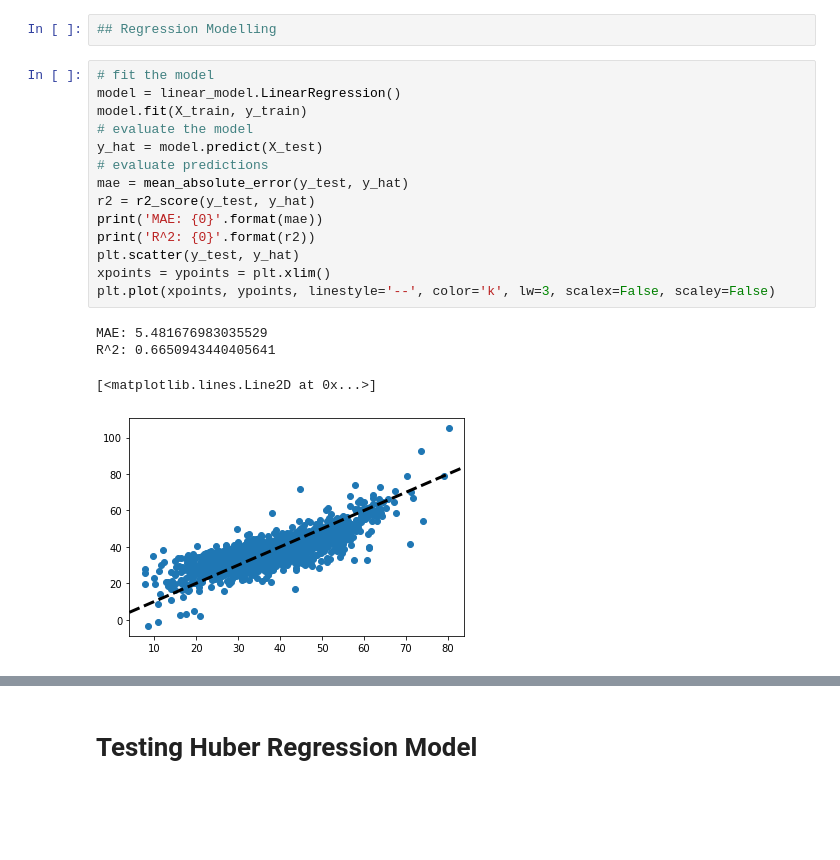
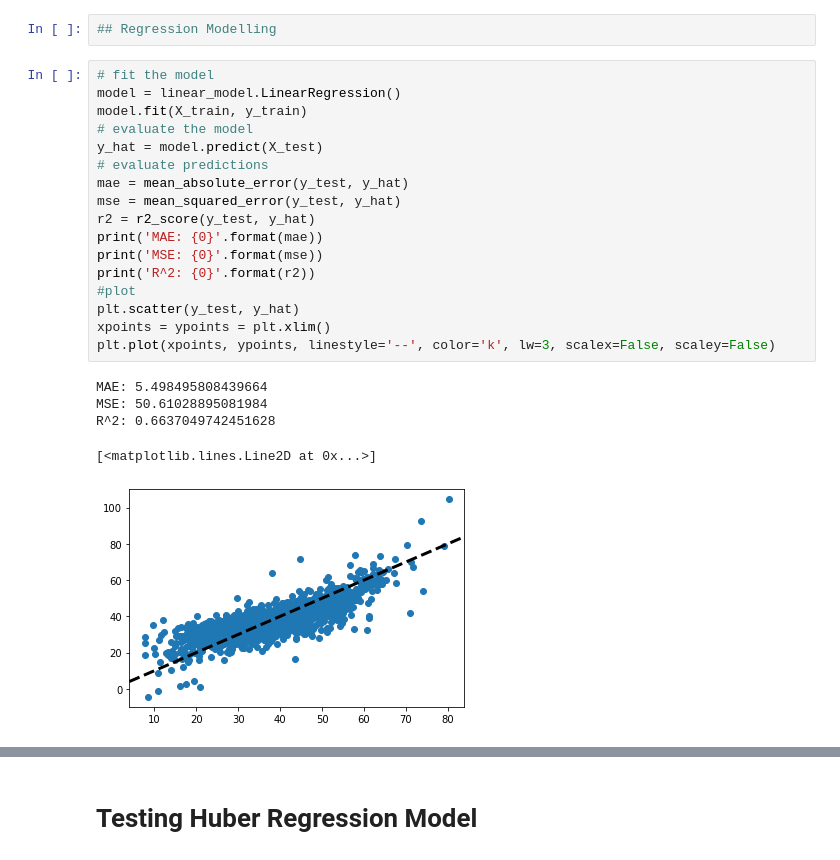
Before and after one commit to K-Molloy/lubrizol-variable-selection, a Jupyter notebook: Modelling/Robust.ipynb, the cells around one changed output, grey strips where cells are left out. Drawn from its saved outputs; the diff is of its cells as text; blank space fills up the shorter version.

```diff
--- a/Modelling/Robust.ipynb
+++ b/Modelling/Robust.ipynb
@@ -272,22 +272,26 @@ X_test.shape: (1272, 101) y_test.shape: (1272,)
 # %%
 # fit the model
 model = linear_model.LinearRegression()
 model.fit(X_train, y_train)
 # evaluate the model
 y_hat = model.predict(X_test)
 # evaluate predictions
 mae = mean_absolute_error(y_test, y_hat)
+mse = mean_squared_error(y_test, y_hat)
 r2 = r2_score(y_test, y_hat)
 print('MAE: {0}'.format(mae))
+print('MSE: {0}'.format(mse))
 print('R^2: {0}'.format(r2))
+#plot
 plt.scatter(y_test, y_hat)
 xpoints = ypoints = plt.xlim()
 plt.plot(xpoints, ypoints, linestyle='--', color='k', lw=3, scalex=False, scaley=False)
 # %% [output]
-MAE: 5.481676983035529
-R^2: 0.6650943440405641
+MAE: 5.498495808439664
+MSE: 50.61028895081984
+R^2: 0.6637049742451628
 [<matplotlib.lines.Line2D at 0x...>]
-[figure, old version]
+[figure, new version]
 # %%
 # fit the model
 model = linear_model.SGDRegressor()
```
Also changed, not shown: parts of 10 cells of this notebook, 3 other files.
